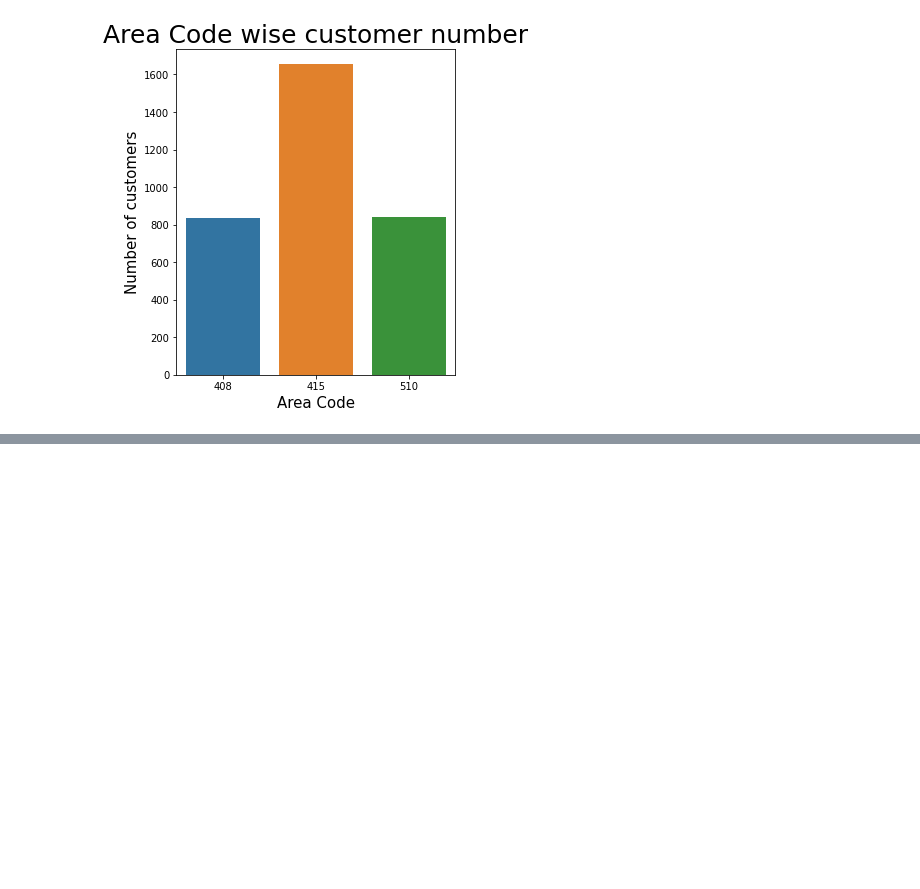
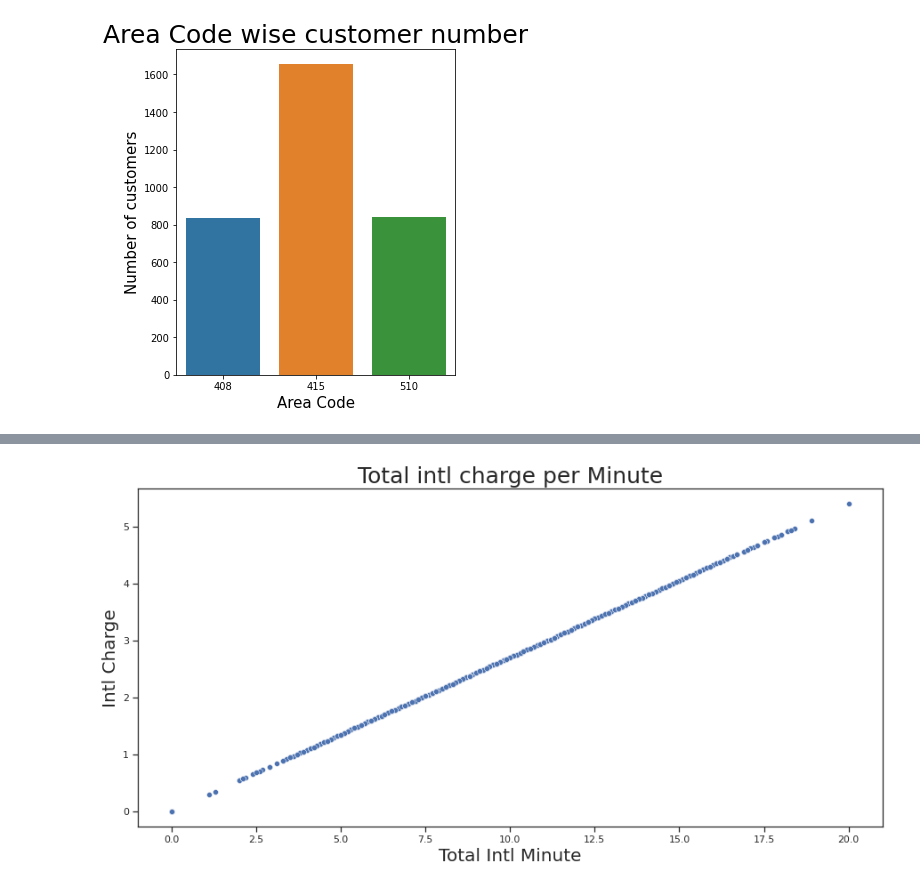
Before and after one commit to pratyushkumarrath/Telecom-Churn-Analysis, a Jupyter notebook: Telecom_Churn_Analysis_Capstone_Project.ipynb, the cells around one changed output, grey strips where cells are left out. Cells and saved outputs as stored; diff of their text form; code cells hidden in the pictures; blank space fills up the shorter version.

```diff
--- a/Telecom_Churn_Analysis_Capstone_Project.ipynb
+++ b/Telecom_Churn_Analysis_Capstone_Project.ipynb
@@ -298,0 +317,9 @@ sns.heatmap(telco_df.corr())
+# %%
+# Plot between Total Intl minutes and Total Intl charge
+sns.scatterplot(x="Total intl minutes", y="Total intl charge",  data=telco_df,palette='hls')
+plt.title('Total intl charge per Minute',size =25)
+plt.xlabel('Total Intl Minute', fontsize = 20)
+plt.ylabel('Intl Charge', fontsize = 20)
+plt.rcParams['figure.figsize'] = (15,8)
+# %% [output]
+[figure, added]
```
Also changed, not shown: parts of 90 cells of this notebook.
